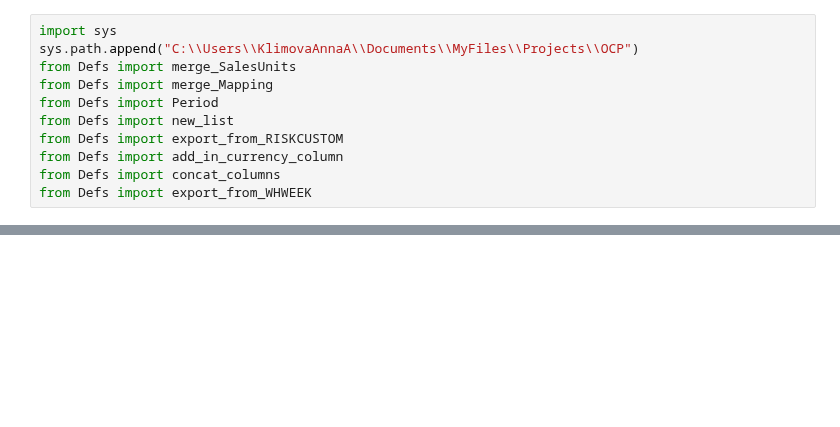
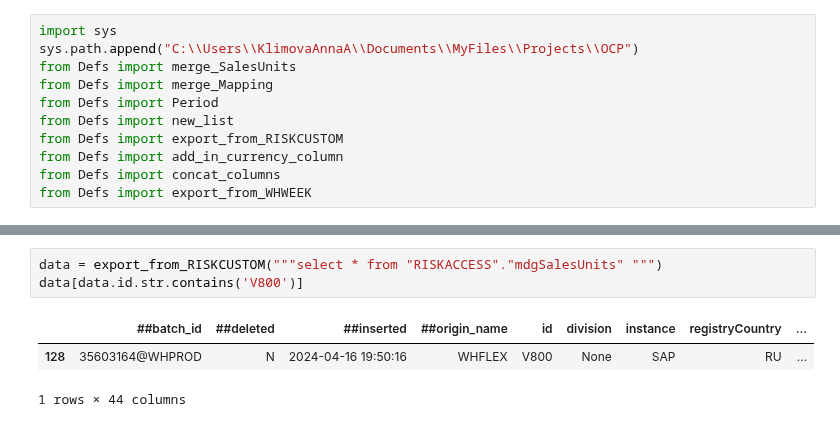
Before and after one commit to Lirollel/Work_AIM_Jupyter-Python-Pandas, a Jupyter notebook: OCP/Методология/test.ipynb, the cells around one changed output, grey strips where cells are left out. Saved outputs shown, nothing was run; the diff lists cells and outputs as text; blank space fills up the shorter version.

```diff
--- a/OCP/Методология/test.ipynb
+++ b/OCP/Методология/test.ipynb
@@ -34,0 +45,7 @@ data
+# %%
+data = export_from_RISKCUSTOM("""select * from "RISKACCESS"."mdgSalesUnits" """)
+data[data.id.str.contains('V800')]
+# %% [output]
+|  | ##batch_id | ##deleted | ##inserted | ##origin_name | id | division | instance | registryCountry | ... |
+| 128 | 35603164@WHPROD | N | 2024-04-16 19:50:16 | WHFLEX | V800 | None | SAP | RU | ... |
+1 rows × 44 columns
```
Also changed, not shown: parts of 2 cells of this notebook, 4 other files.
